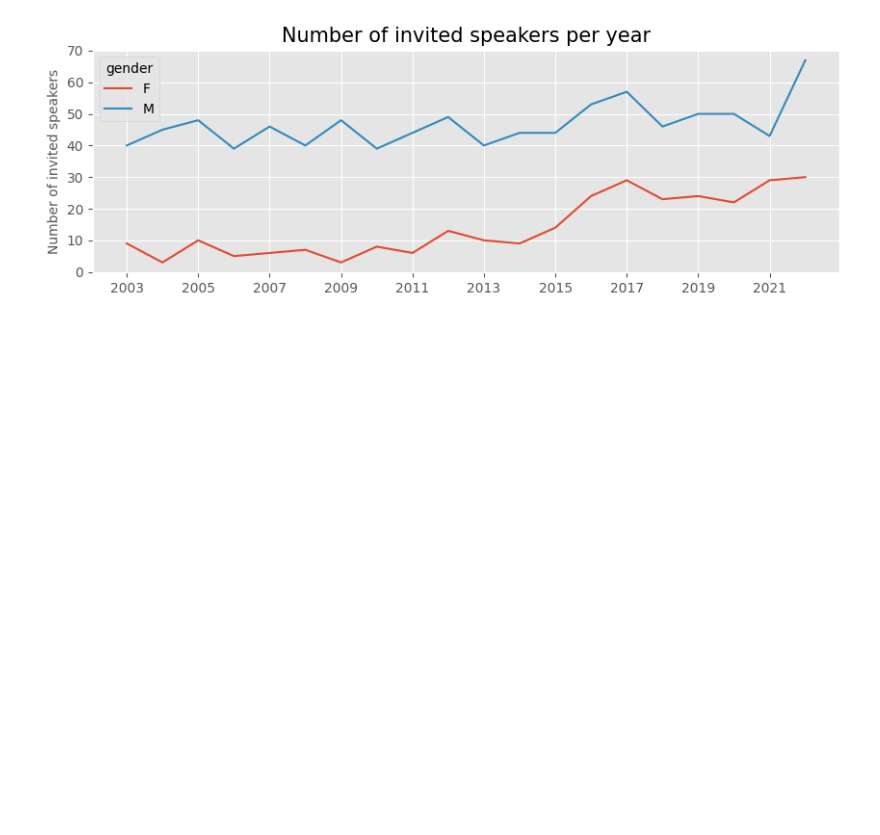
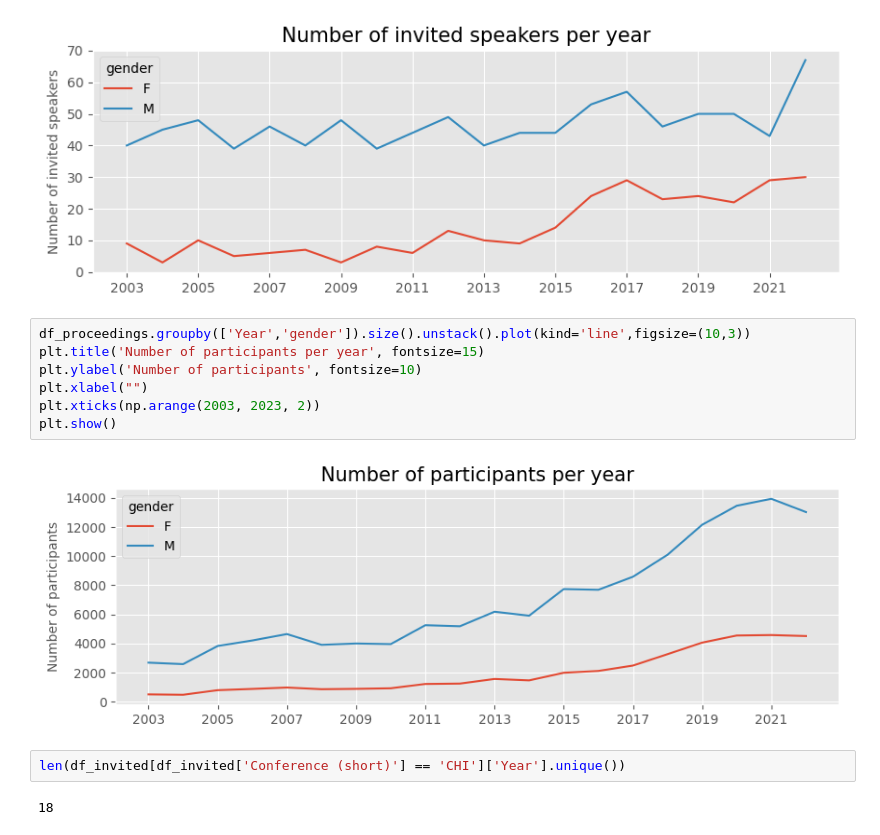
Before and after one commit to mariespedersen/Thesis_github, a Jupyter notebook: Descriptive_Analysis.ipynb, the cells around one changed output. Drawn from its saved outputs; the diff is of its cells as text; blank space fills up the shorter version.

```diff
--- a/Descriptive_Analysis.ipynb
+++ b/Descriptive_Analysis.ipynb
@@ -146,3 +153,16 @@ plt.xticks(np.arange(2003, 2023, 2))
 plt.show()
 # %% [output]
 [figure]
+# %%
+df_proceedings.groupby(['Year','gender']).size().unstack().plot(kind='line',figsize=(10,3))
+plt.title('Number of participants per year', fontsize=15)
+plt.ylabel('Number of participants', fontsize=10)
+plt.xlabel("")
+plt.xticks(np.arange(2003, 2023, 2))
+plt.show()
+# %% [output]
+[figure, added]
+# %%
+len(df_invited[df_invited['Conference (short)'] == 'CHI']['Year'].unique())
+# %% [output]
+18
```
Also changed, not shown: parts of 4 cells of this notebook, 3 other files.
